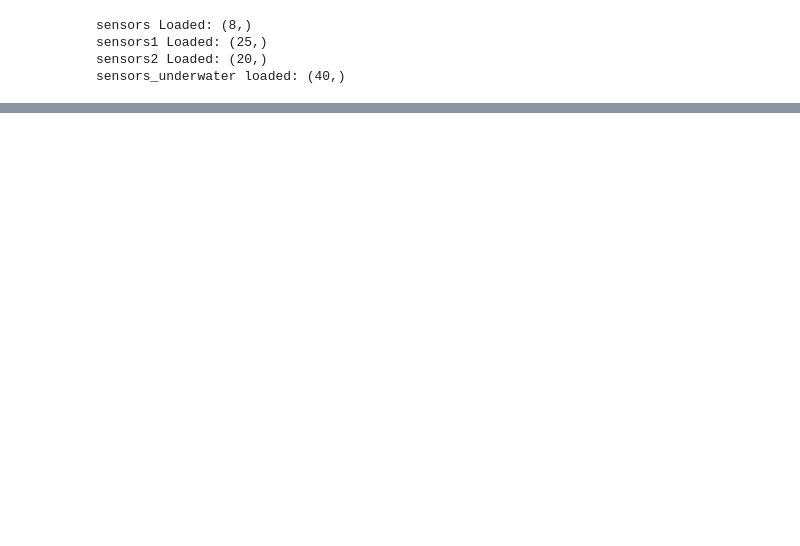
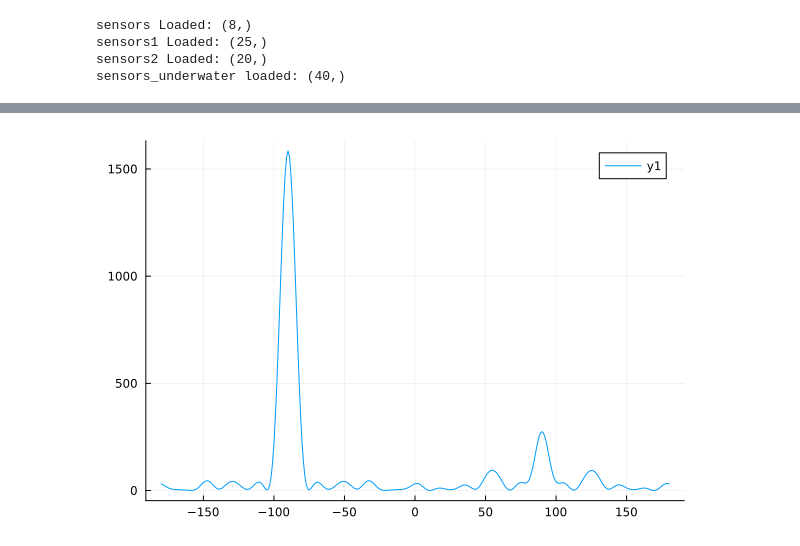
Before and after one commit to soundmapping/localization, a Jupyter notebook: doa/sbl.ipynb, the cells around one changed output, grey strips where cells are left out. Drawn from its saved outputs; the diff is of its cells as text; code cells hidden in the pictures; blank space fills up the shorter version.

```diff
--- a/doa/sbl.ipynb
+++ b/doa/sbl.ipynb
@@ -160,0 +208,10 @@ plot(az_list, γ_collection)
+# %%
+P_test = [];
+y = hcat(new_S) ./ maximum( abs.(new_S) );
+for a in eachcol(A)
+    push!(P_test, a' * y * y' * a);
+end
+# %%
+plot(az_list, P_test)
+# %% [output]
+[figure, added]
```
Also changed, not shown: parts of 26 cells of this notebook, 12 other files.
